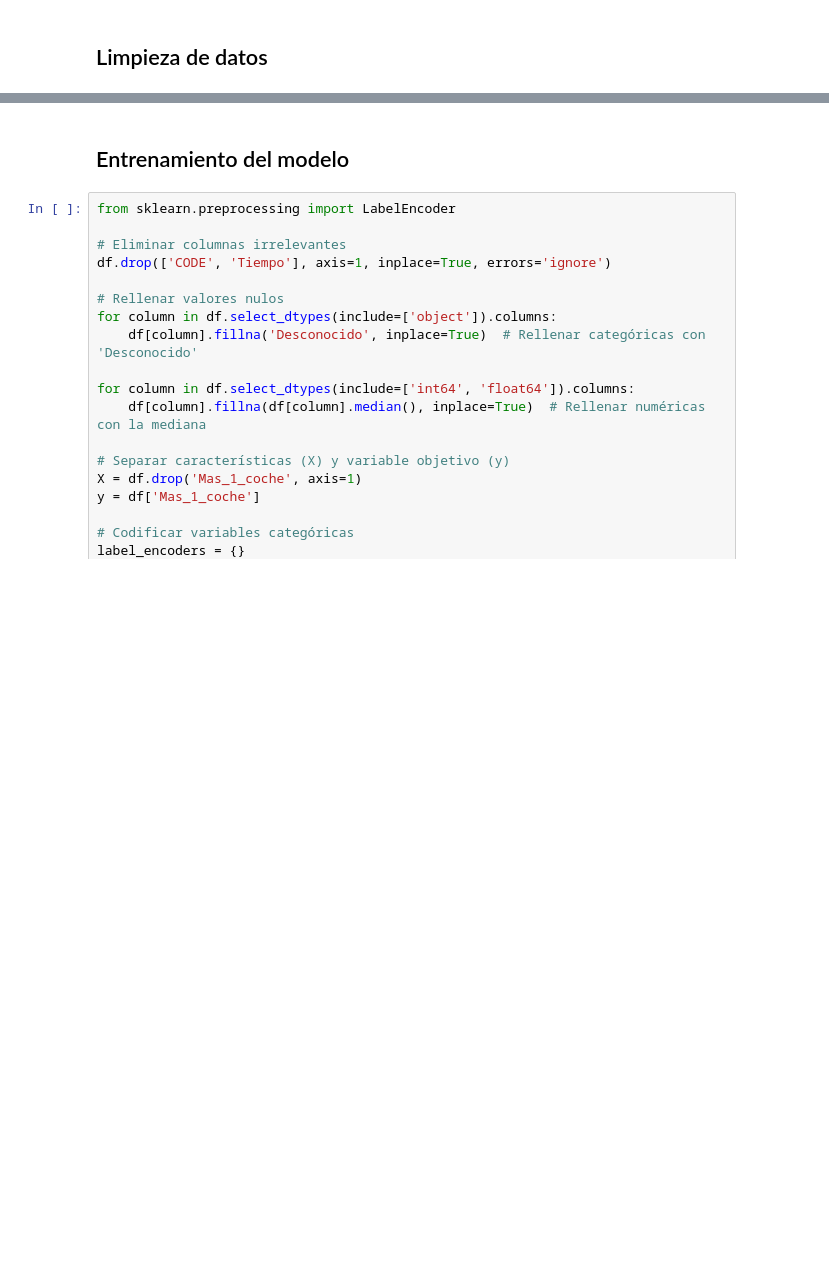
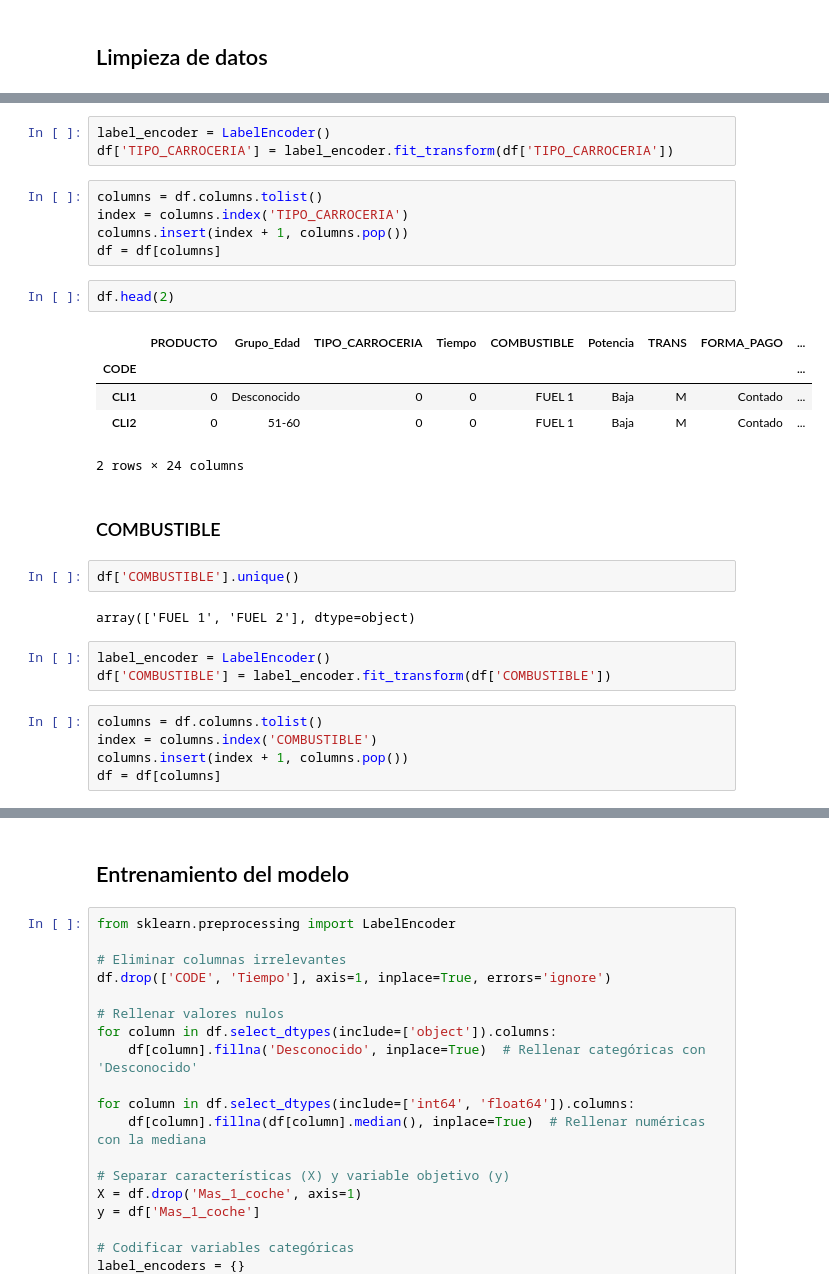
Before and after one commit to Jacobo24/Proyectos_IA, a Jupyter notebook: IA_PROPENSITY_TRAIN.ipynb, the cells around one changed output, grey strips where cells are left out. Drawn from its saved outputs; the diff is of its cells as text; blank space fills up the shorter version.

```diff
--- a/IA_PROPENSITY_TRAIN.ipynb
+++ b/IA_PROPENSITY_TRAIN.ipynb
@@ -198,0 +291,30 @@ plt.show()
+# %%
+label_encoder = LabelEncoder()
+df['TIPO_CARROCERIA'] = label_encoder.fit_transform(df['TIPO_CARROCERIA'])
+# %%
+columns = df.columns.tolist()
+index = columns.index('TIPO_CARROCERIA')
+columns.insert(index + 1, columns.pop())
+df = df[columns]
+# %%
+df.head(2)
+# %% [output]
+|  | PRODUCTO | Grupo_Edad | TIPO_CARROCERIA | Tiempo | COMBUSTIBLE | Potencia | TRANS | FORMA_PAGO | ... |
+| CODE |  |  |  |  |  |  |  |  | ... |
+| CLI1 | 0 | Desconocido | 0 | 0 | FUEL 1 | Baja | M | Contado | ... |
+| CLI2 | 0 | 51-60 | 0 | 0 | FUEL 1 | Baja | M | Contado | ... |
+2 rows × 24 columns
+# %% [markdown]
+### COMBUSTIBLE
+# %%
+df['COMBUSTIBLE'].unique()
+# %% [output]
+array(['FUEL 1', 'FUEL 2'], dtype=object)
+# %%
+label_encoder = LabelEncoder()
+df['COMBUSTIBLE'] = label_encoder.fit_transform(df['COMBUSTIBLE'])
+# %%
+columns = df.columns.tolist()
+index = columns.index('COMBUSTIBLE')
+columns.insert(index + 1, columns.pop())
+df = df[columns]
```
Also changed, not shown: parts of 23 cells of this notebook.
